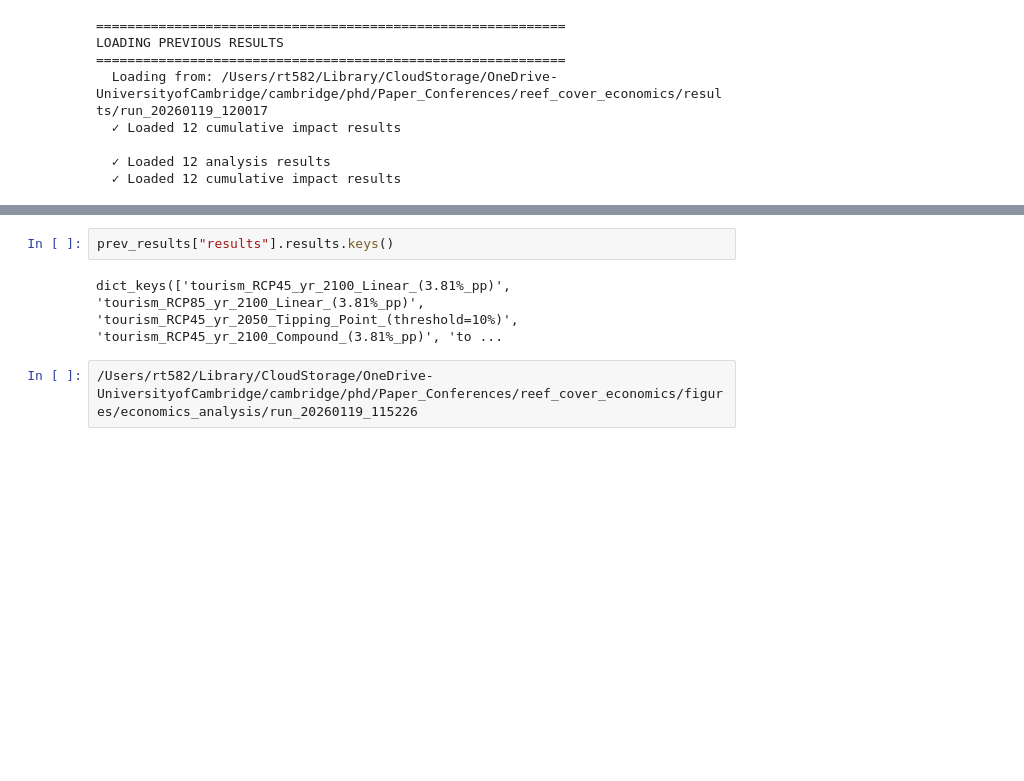
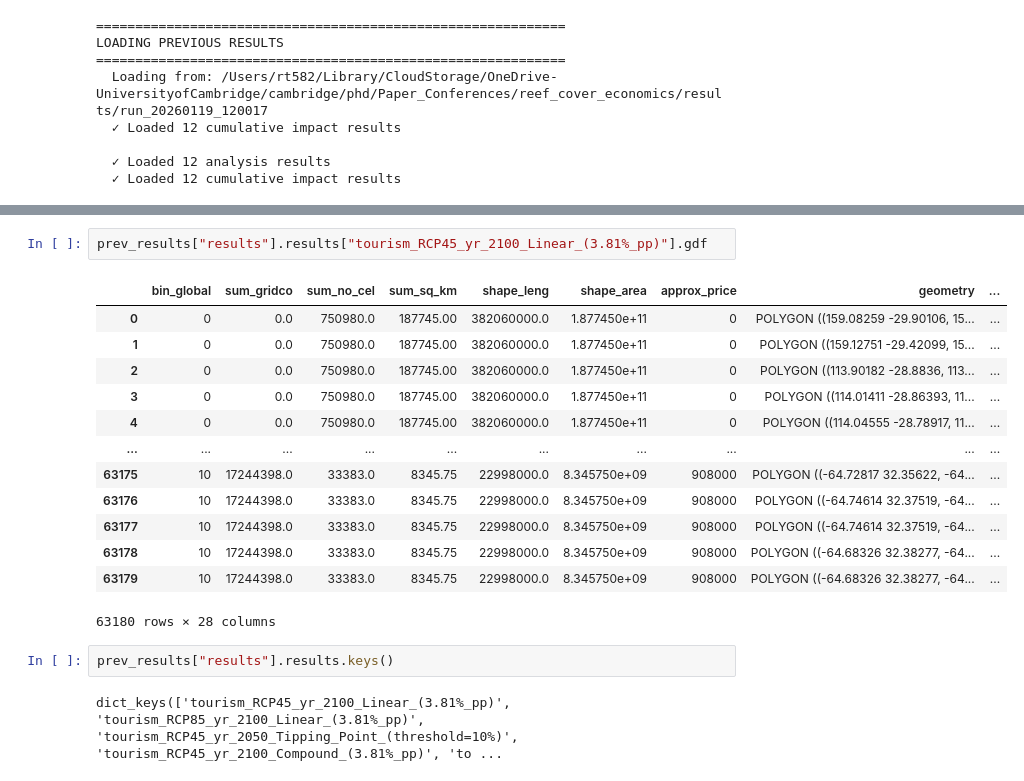
Before and after one commit to orlando-code/coral-cover-economics, a Jupyter notebook: notebooks/verification_economics.ipynb, the cells around one changed output, grey strips where cells are left out. Saved outputs shown, nothing was run; the diff lists cells and outputs as text; blank space fills up the shorter version.

```diff
--- a/notebooks/verification_economics.ipynb
+++ b/notebooks/verification_economics.ipynb
@@ -50,9 +35,23 @@ LOADING PREVIOUS RESULTS
+# %%
+prev_results["results"].results["tourism_RCP45_yr_2100_Linear_(3.81%_pp)"].gdf
+# %% [output]
+|  | bin_global | sum_gridco | sum_no_cel | sum_sq_km | shape_leng | shape_area | approx_price | geometry | ... |
+| 0 | 0 | 0.0 | 750980.0 | 187745.00 | 382060000.0 | 1.877450e+11 | 0 | POLYGON ((159.08259 -29.90106, 15... | ... |
+| 1 | 0 | 0.0 | 750980.0 | 187745.00 | 382060000.0 | 1.877450e+11 | 0 | POLYGON ((159.12751 -29.42099, 15... | ... |
+| 2 | 0 | 0.0 | 750980.0 | 187745.00 | 382060000.0 | 1.877450e+11 | 0 | POLYGON ((113.90182 -28.8836, 113... | ... |
+| 3 | 0 | 0.0 | 750980.0 | 187745.00 | 382060000.0 | 1.877450e+11 | 0 | POLYGON ((114.01411 -28.86393, 11... | ... |
+| 4 | 0 | 0.0 | 750980.0 | 187745.00 | 382060000.0 | 1.877450e+11 | 0 | POLYGON ((114.04555 -28.78917, 11... | ... |
+| ... | ... | ... | ... | ... | ... | ... | ... | ... | ... |
+| 63175 | 10 | 17244398.0 | 33383.0 | 8345.75 | 22998000.0 | 8.345750e+09 | 908000 | POLYGON ((-64.72817 32.35622, -64... | ... |
+| 63176 | 10 | 17244398.0 | 33383.0 | 8345.75 | 22998000.0 | 8.345750e+09 | 908000 | POLYGON ((-64.74614 32.37519, -64... | ... |
+| 63177 | 10 | 17244398.0 | 33383.0 | 8345.75 | 22998000.0 | 8.345750e+09 | 908000 | POLYGON ((-64.74614 32.37519, -64... | ... |
+| 63178 | 10 | 17244398.0 | 33383.0 | 8345.75 | 22998000.0 | 8.345750e+09 | 908000 | POLYGON ((-64.68326 32.38277, -64... | ... |
+| 63179 | 10 | 17244398.0 | 33383.0 | 8345.75 | 22998000.0 | 8.345750e+09 | 908000 | POLYGON ((-64.68326 32.38277, -64... | ... |
+63180 rows × 28 columns
 # %%
 prev_results["results"].results.keys()
 # %% [output]
 dict_keys(['tourism_RCP45_yr_2100_Linear_(3.81%_pp)', 'tourism_RCP85_yr_2100_Linear_(3.81%_pp)', 'tourism_RCP45_yr_2050_Tipping_Point_(threshold=10%)', 'tourism_RCP45_yr_2100_Compound_(3.81%_pp)', 'to ...
-# %%
-/Users/rt582/Library/CloudStorage/OneDrive-UniversityofCambridge/cambridge/phd/Paper_Conferences/reef_cover_economics/figures/economics_analysis/run_20260119_115226
 # %%
 from src.economics import plotting
 
```
Also changed, not shown: parts of 13 cells of this notebook, 22 other files.
